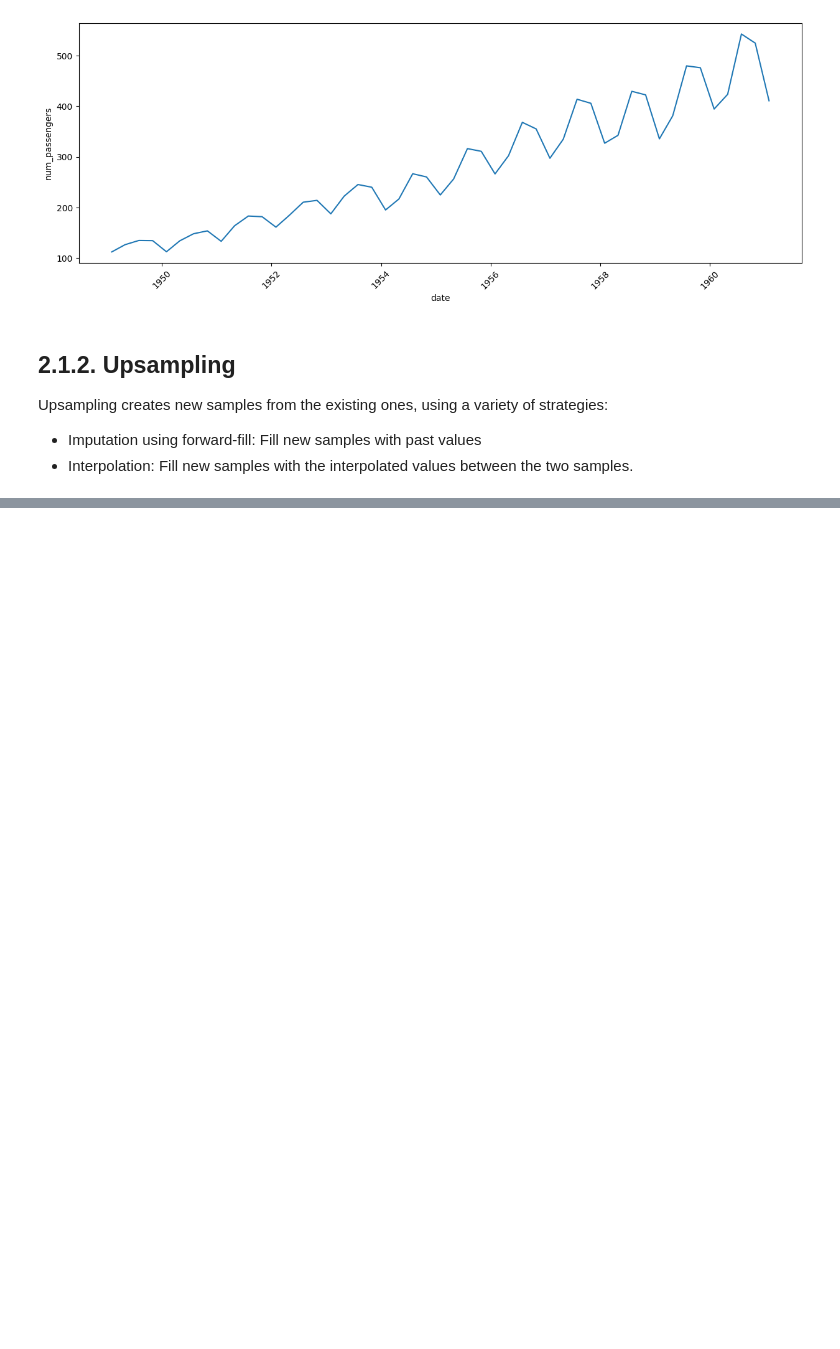
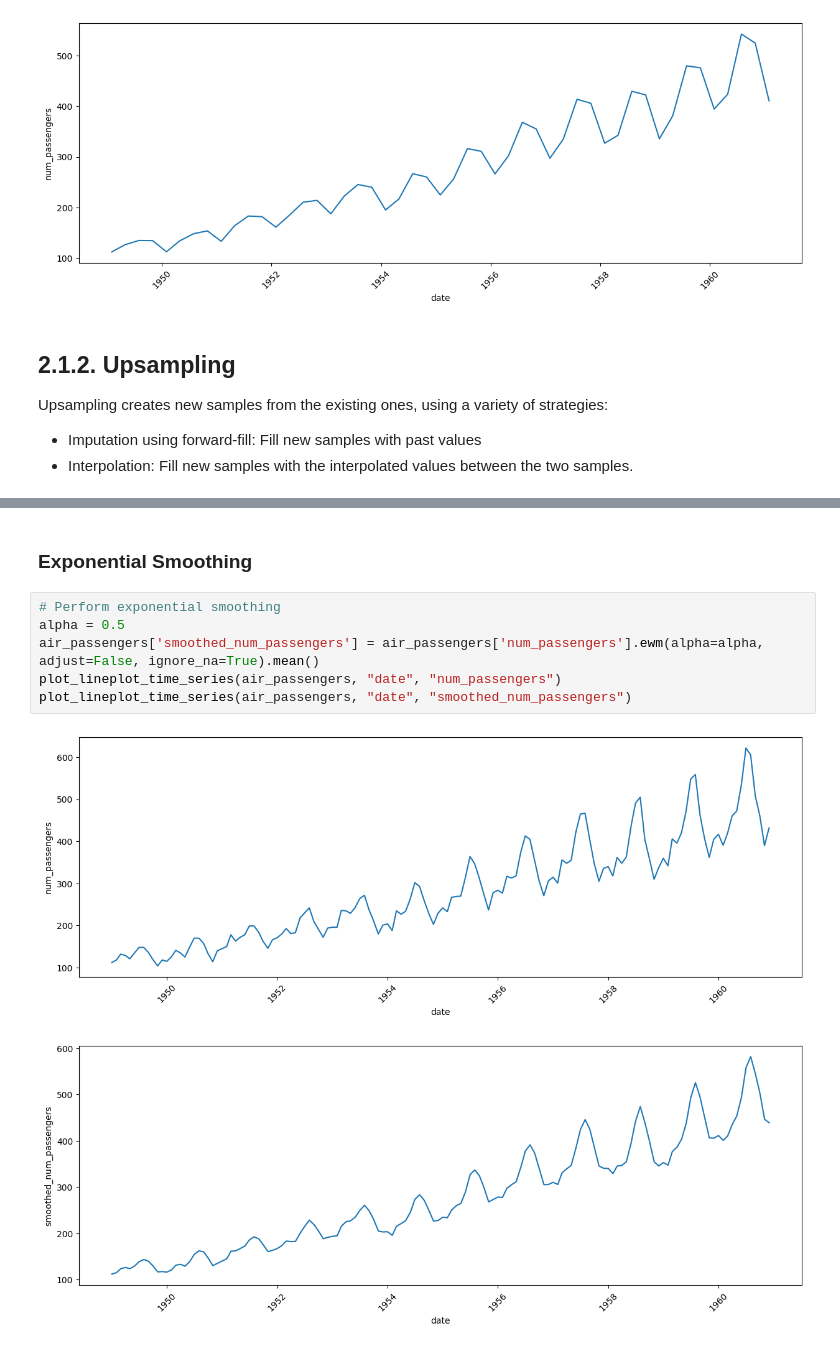
Before and after one commit to mcachosoblechero/DataHour-Intro-Time-Series, a Jupyter notebook: A-gentle-intro-to-time-series.ipynb, the cells around one changed output, grey strips where cells are left out. Saved outputs shown, nothing was run; the diff lists cells and outputs as text; blank space fills up the shorter version.

Commit message:
feat - Initial version of smoothing

```diff
--- a/A-gentle-intro-to-time-series.ipynb
+++ b/A-gentle-intro-to-time-series.ipynb
@@ -180,0 +207,11 @@ Upsampling creates new samples from the existing ones, using a variety of strate
+# %% [markdown]
+### Exponential Smoothing
+# %%
+# Perform exponential smoothing
+alpha = 0.5
+air_passengers['smoothed_num_passengers'] = air_passengers['num_passengers'].ewm(alpha=alpha, adjust=False, ignore_na=True).mean()
+plot_lineplot_time_series(air_passengers, "date", "num_passengers")
+plot_lineplot_time_series(air_passengers, "date", "smoothed_num_passengers")
+# %% [output]
+[figure, added]
+[figure, added]
```
Also changed, not shown: parts of 5 cells of this notebook.
